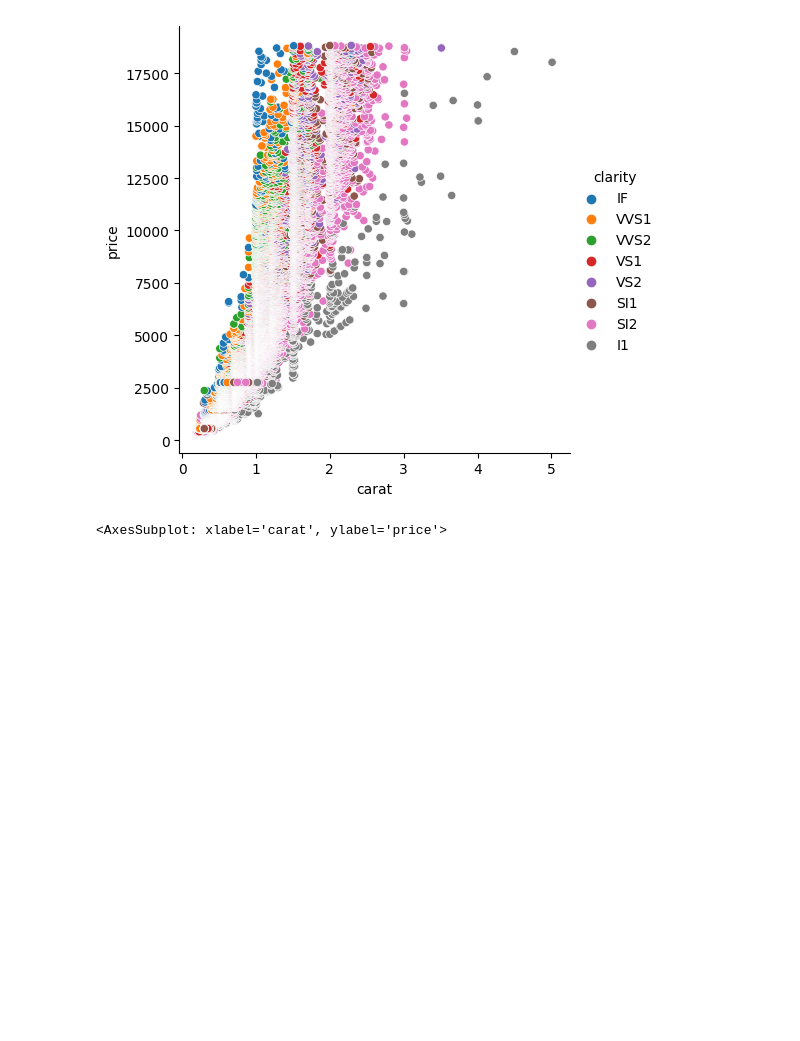
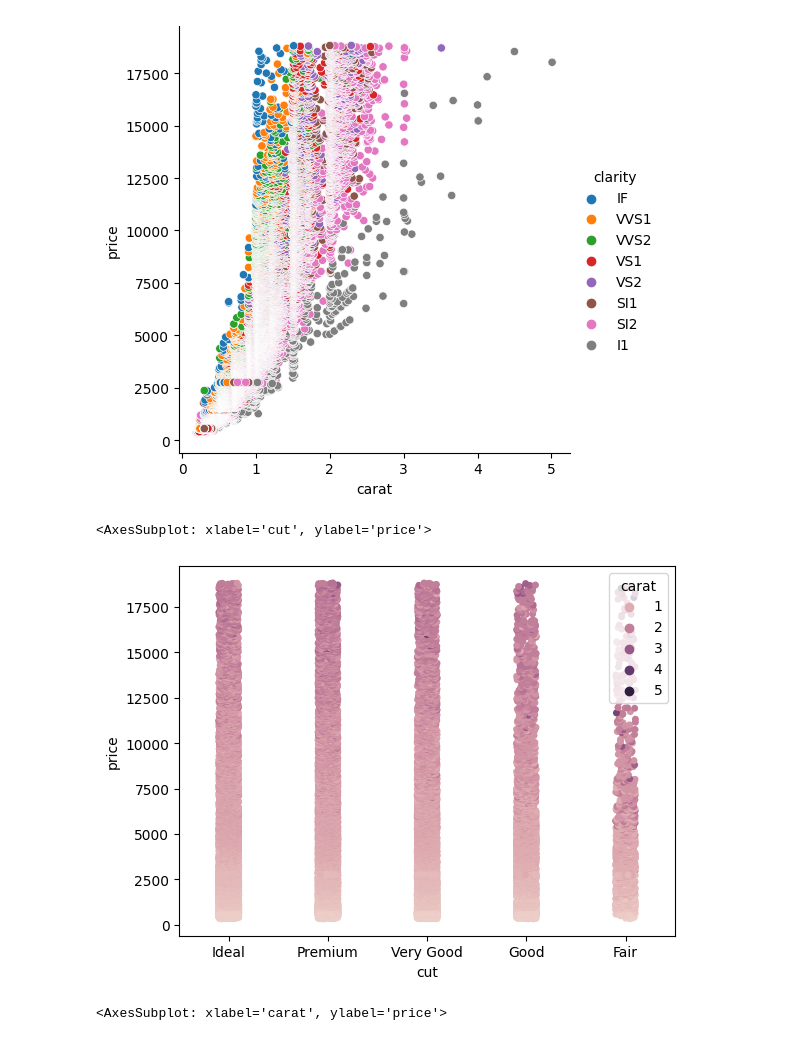
Before and after one commit to jgraber/PythonFriday, a Jupyter notebook: Jupyter/Seaborn_explore.ipynb, the cells around one changed output. Cells and saved outputs as stored; diff of their text form; code cells hidden in the pictures; blank space fills up the shorter version.

```diff
--- a/Jupyter/Seaborn_explore.ipynb
+++ b/Jupyter/Seaborn_explore.ipynb
@@ -105,7 +106,10 @@ sns.relplot(x="carat", y="price", hue="clarity", data=diamond)
 <seaborn.axisgrid.FacetGrid at 0x...>
 [figure]
 # %%
-sns.stripplot(x="cut", y="price", hue="carat", data=df)
+sns.stripplot(x="cut", y="price", hue="carat", data=diamond)
+# %% [output]
+<AxesSubplot: xlabel='cut', ylabel='price'>
+[figure, added]
 # %%
 f, ax = plt.subplots(figsize=(6.5, 6.5))
 sns.despine(f, left=True, bottom=True)
```
Also changed, not shown: parts of 2 cells of this notebook.
